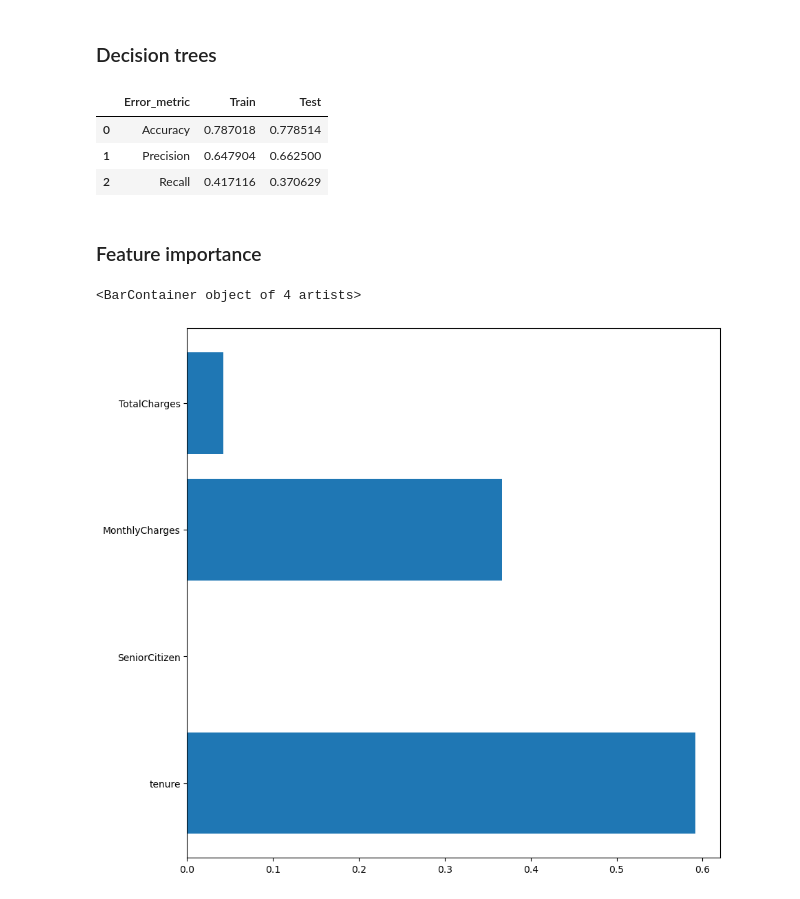
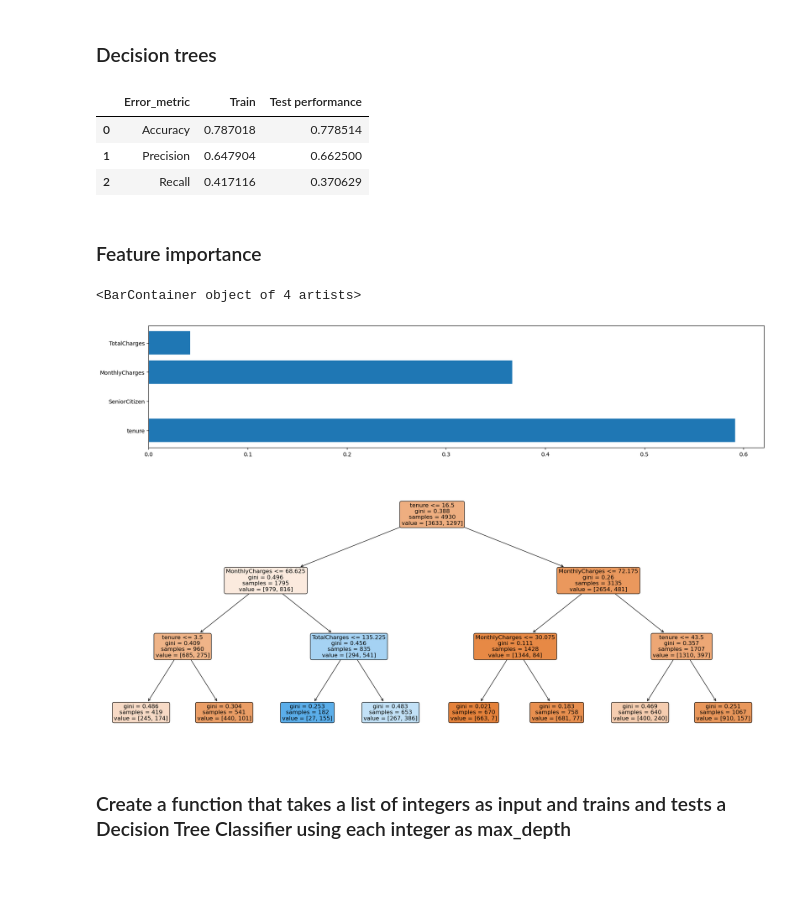
Before and after one commit to BartekSem/Barts_labs, a Jupyter notebook: Barteks_Labs/7_week_ML/Lab | Classification.ipynb, the cells around one changed output. Cells and saved outputs as stored; diff of their text form; code cells hidden in the pictures.

```diff
--- a/Barteks_Labs/7_week_ML/Lab | Classification.ipynb
+++ b/Barteks_Labs/7_week_ML/Lab | Classification.ipynb
@@ -251,6 +251,8 @@ model = DecisionTreeClassifier(max_depth=3)
 model.fit(X_train, y_train)
 
 y_pred_train_dt = model.predict(X_train)
+
+# Checking test set performance
 y_pred_test_dt = model.predict(X_test)
 
 
@@ -258,21 +260,30 @@ performance_df = pd.DataFrame({'Error_metric': ['Accuracy','Precision','Recall']
                                'Train': [accuracy_score(y_train, y_pred_train_dt),
                                          precision_score(y_train, y_pred_train_dt),
                                          recall_score(y_train, y_pred_train_dt)],
-                               'Test': [accuracy_score(y_test, y_pred_test_dt),
+
+                               'Test performance': [accuracy_score(y_test, y_pred_test_dt),
                                         precision_score(y_test, y_pred_test_dt),
                                         recall_score(y_test, y_pred_test_dt)]})
-
 display(performance_df)
 # %% [output]
-|  | Error_metric | Train | Test |
+|  | Error_metric | Train | Test performance |
 | 0 | Accuracy | 0.787018 | 0.778514 |
 | 1 | Precision | 0.647904 | 0.662500 |
 | 2 | Recall | 0.417116 | 0.370629 |
 # %% [markdown]
 ### Feature importance
 # %%
-plt.figure(figsize=(20,14))
+plt.figure(figsize=(20,4))
 plt.barh(X.columns,model.feature_importances_)
 # %% [output]
 <BarContainer object of 4 artists>
-[figure, old version]
+[figure, new version]
+# %%
+fig, axes = plt.subplots(nrows = 1,ncols = 1,figsize = (25,10))
+
+plot_tree(model,filled = True, rounded=True,feature_names=list(X.columns))
+plt.show()
+# %% [output]
+[figure, added]
+# %% [markdown]
+### Create a function that takes a list of integers as input and trains and tests a Decision Tree Classifier using each integer as max_depth
```
